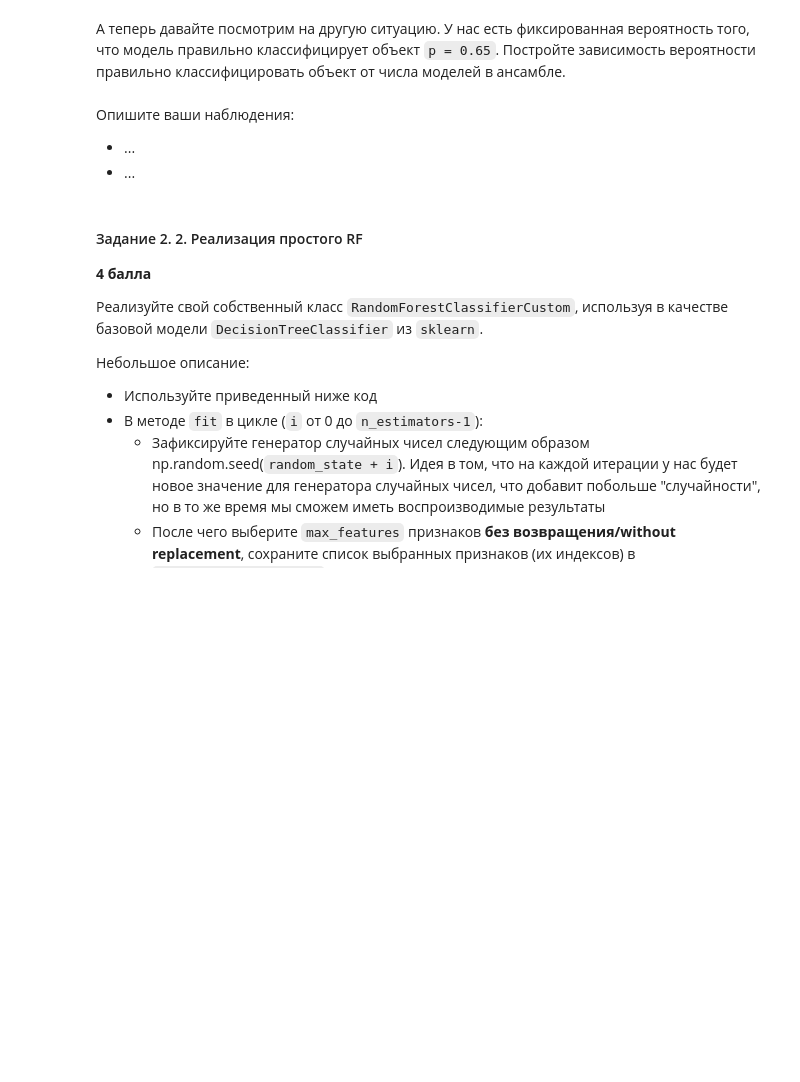
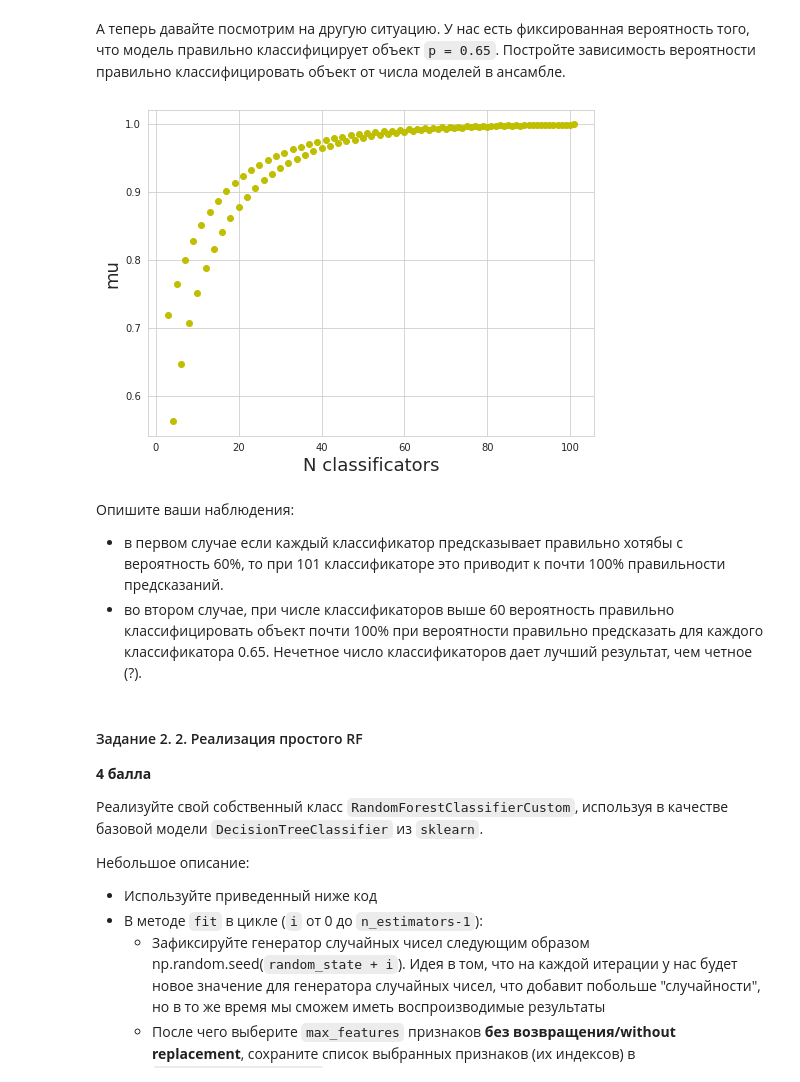
Before and after one commit to Freddsle/BI_ML_2021, a Jupyter notebook: l5_ensembles/code/Ensembles.ipynb, the cells around one changed output. Cells and saved outputs as stored; diff of their text form; code cells hidden in the pictures; blank space fills up the shorter version.

```diff
--- a/l5_ensembles/code/Ensembles.ipynb
+++ b/l5_ensembles/code/Ensembles.ipynb
@@ -114,11 +129,23 @@ $$ \large \mu = \sum_ {i = 51} ^ {101} C_{101} ^ ip ^ i (1-p) ^ {101-i} $$
 А теперь давайте посмотрим на другую ситуацию. У нас есть фиксированная вероятность того, что модель правильно классифицирует объект `p = 0.65`. Постройте зависимость вероятности правильно классифицировать объект от числа моделей в ансамбле.
 # %%
 ## ENTER YOUR CODE HERE (/¯◡ ‿ ◡)/¯☆*##
+
+classificators = list(range(3, 102))
+
+mu = [np.sum([comb(n, i) * 0.65 ** i * (1 - 0.65)**(n - i) for i in list(range(n // 2 + 1, n + 1))]) for n in classificators]
+
+plt.figure(figsize=(8, 6))
+plt.plot(classificators, mu, "yo")
+plt.xlabel('N classificators', fontsize=18)
+plt.ylabel('mu', fontsize=18)
+plt.show()
+# %% [output]
+[figure, added]
 # %% [markdown]
 Опишите ваши наблюдения:
 
-* ...
-* ...
+* в первом случае если каждый классификатор предсказывает правильно хотябы с вероятность 60%, то при 101 классификаторе это приводит к почти 100% правильности предсказаний.
+* во втором случае, при числе классификаторов выше 60 вероятность правильно классифицировать объект почти 100% при вероятности правильно предсказать для каждого классификатора 0.65. Нечетное число классификаторов дает лучший результат, чем четное (?).
 # %% [markdown]
 #### Задание 2. 2. Реализация простого RF
 
```
Also changed, not shown: parts of 9 cells of this notebook.
